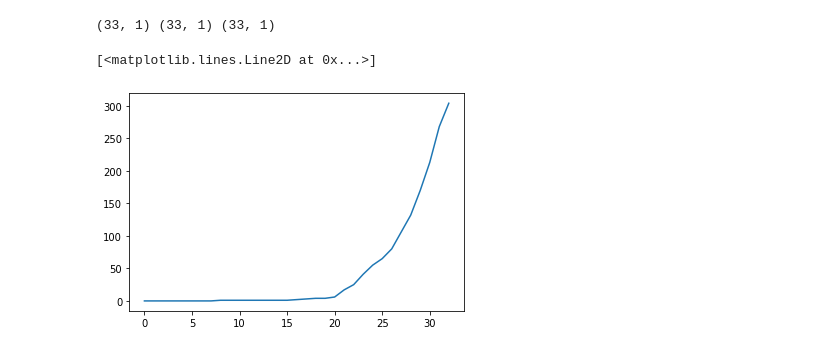
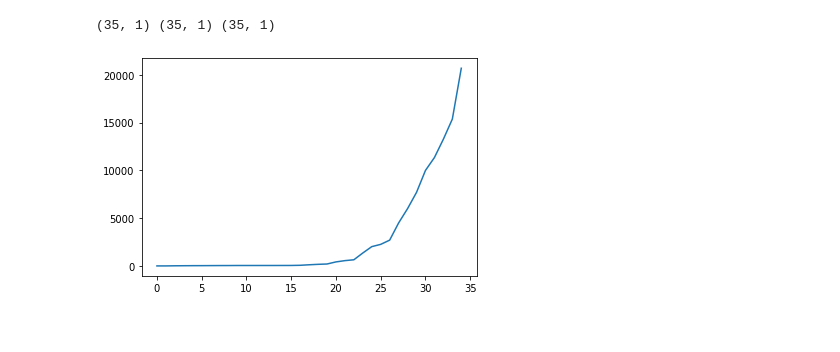
Before and after one commit to louisnot/n-Cov2019, a Jupyter notebook: Corona_Virus.ipynb, the cells around one changed output. Saved outputs shown, nothing was run; the diff lists cells and outputs as text; code cells hidden in the pictures.

```diff
--- a/Corona_Virus.ipynb
+++ b/Corona_Virus.ipynb
@@ -7,14 +7,13 @@ infection = pd.read_csv('Classeur.csv', sep=";",index_col='Date',parse_dates=Tru
 # %%
 infection.head()
 x=infection['Infected']
+y=infection['Dead']
 z=infection['Days']
-y=infection['Dead']
+x = x.values.reshape(x.shape[0],1)
 y = y.values.reshape(y.shape[0],1)
-x = x.values.reshape(x.shape[0],1)
 z = z.values.reshape(z.shape[0],1)
+plt.plot(z,x, markersize=4)
 print(x.shape,y.shape,z.shape)
-plt.plot(infection['Days'],infection['Dead'], markersize=4)
 # %% [output]
-(33, 1) (33, 1) (33, 1)
+(35, 1) (35, 1) (35, 1)
-[<matplotlib.lines.Line2D at 0x...>]
-[figure, old version]
+[figure, new version]
```
Also changed, not shown: parts of 29 cells of this notebook, 1 other file.
